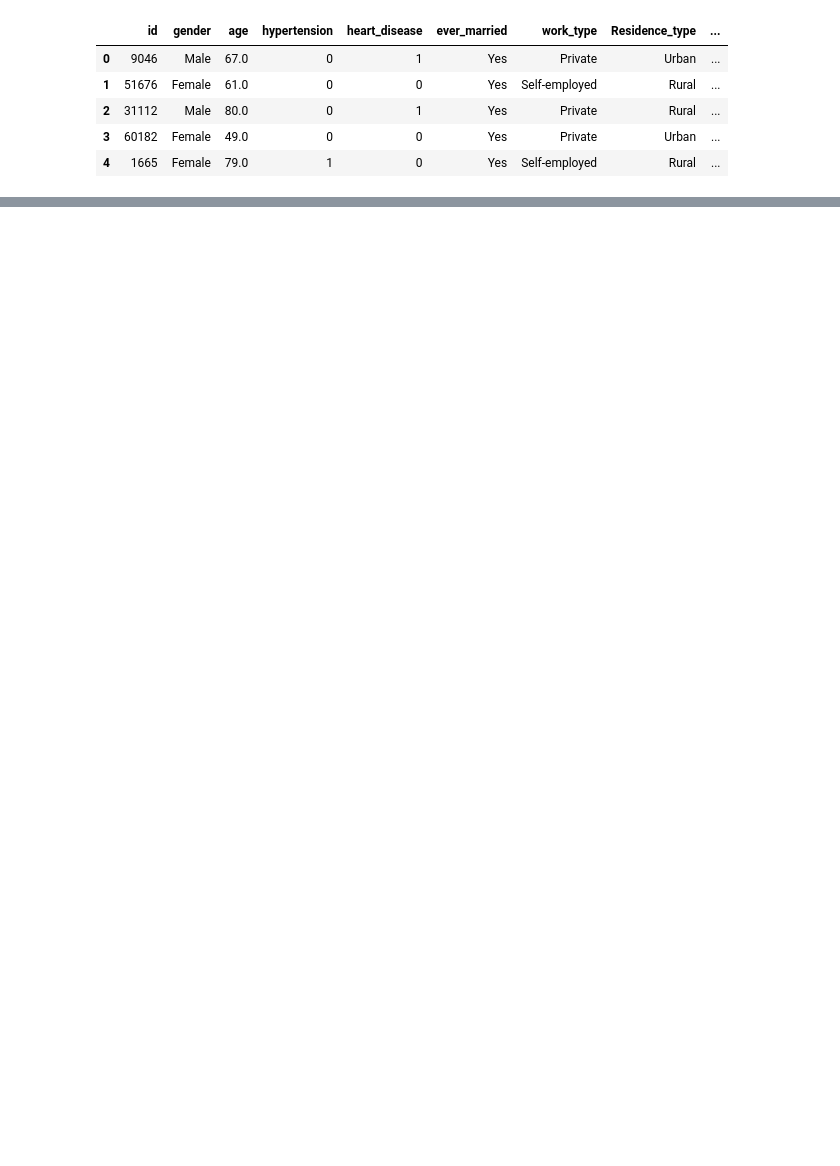
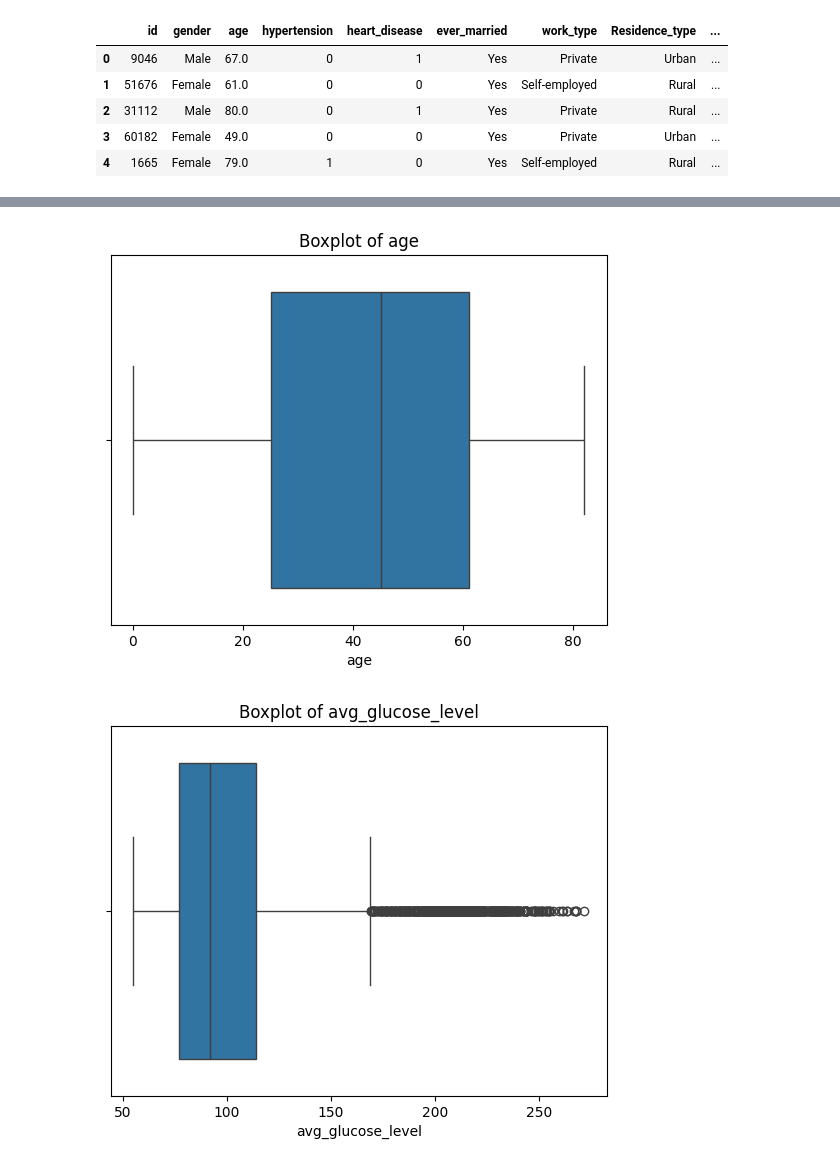
Before and after one commit to prakashsurya-840/aai-501-stroke-prediction, a Jupyter notebook: aai501StrokePrediction.ipynb, the cells around one changed output, grey strips where cells are left out. Drawn from its saved outputs; the diff is of its cells as text; code cells hidden in the pictures; blank space fills up the shorter version.

Commit message:
Add cleaning data scripts

```diff
--- a/aai501StrokePrediction.ipynb
+++ b/aai501StrokePrediction.ipynb
@@ -5,3 +9,3 @@ import pandas as pd
 # %%
-strokeDataSet = pd.read_csv('./DataSet/strokeDataSet.csv')
+df = pd.read_csv('./DataSet/strokeDataSet.csv')
 # %%
@@ -15,0 +74,2 @@ strokeDataSet.head()
+# %%
+df.fillna({'bmi': df['bmi'].median()}, inplace=True)
@@ -15,0 +89,10 @@ strokeDataSet.head()
+# %%
+numerical_features = ['age', 'avg_glucose_level', 'bmi']
+
+for col in numerical_features:
+    sns.boxplot(x=df[col])
+    plt.title(f'Boxplot of {col}')
+    plt.show()
+# %% [output]
+[figure, added]
+[figure, added]
```
Also changed, not shown: parts of 11 cells of this notebook.
